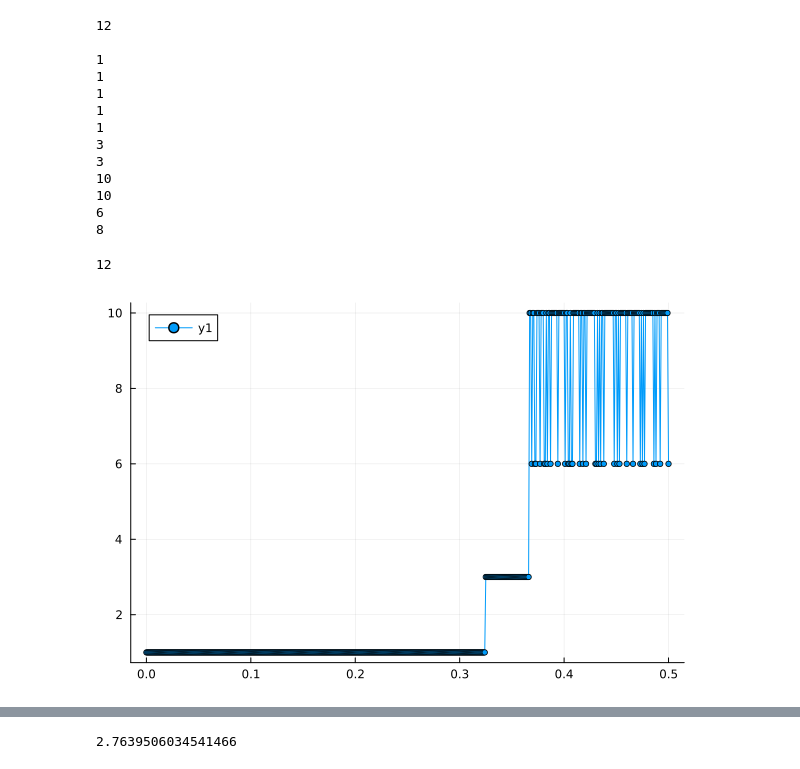
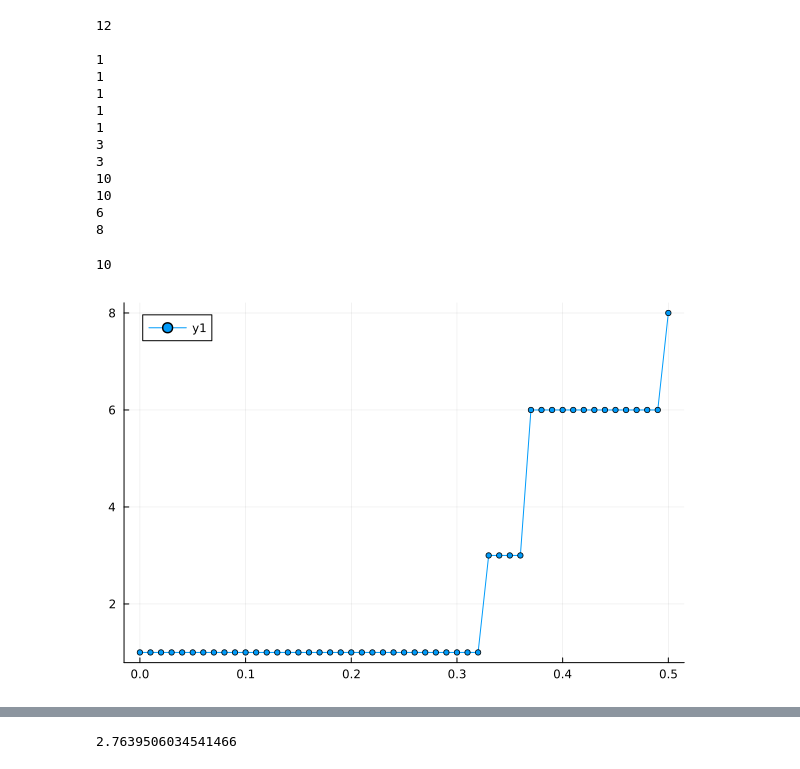
Before and after one commit to jahauser/single_shot, a Jupyter notebook: notebooks/26_06_19.ipynb, the cells around one changed output, grey strips where cells are left out. Saved outputs shown, nothing was run; the diff lists cells and outputs as text; code cells hidden in the pictures.

Commit message:
possible figure shape

```diff
--- a/notebooks/26_06_19.ipynb
+++ b/notebooks/26_06_19.ipynb
@@ -141,48 +141,48 @@ end
 horizontal_checks = [0 0 0 0 1 0 0
                      0 0 0 0 1 0 0
                      0 1 1 0 0 0 0
+                     0 0 0 0 0 1 0
+                     0 1 0 0 0 0 0
                      0 0 0 0 1 1 0
-                     0 1 0 0 0 0 0
-                     0 0 1 0 0 1 0
                      0 0 0 0 0 0 0]
 
 vertical_checks = [0 0 0 0 0 0 0
                    0 1 0 1 1 0 0
                    0 0 0 0 0 1 0
                    0 0 1 0 0 0 0
-                   0 1 0 0 0 1 0
+                   1 0 0 0 0 1 0
                    0 0 0 0 0 1 0
                    0 0 0 0 0 0 0]
 
 function pad_square(M::AbstractMatrix, x::Int)
     rows, cols = size(M)
     new_rows = rows + 2 * x
     new_cols = cols + 2 * x
     new_M = zeros(Bool, new_rows, new_cols)
     new_M[x+1:x+rows, x+1:x+cols] = M
     return new_M
 end
 
 
 horizontal_checks = pad_square(horizontal_checks, 7)
 vertical_checks = pad_square(vertical_checks, 7)
 
 println(length(detect_charges(horizontal_checks, vertical_checks)))
 println()
 
 q = 0.1
 
 counts = Int[]
 
-for peff in 0.0:0.001:0.5
+for peff in 0.0:0.01:0.5
     horizontal_checks2 = deepcopy(horizontal_checks)
     vertical_checks2 = deepcopy(vertical_checks)
     horizontal_checks3, vertical_checks3 = heal((horizontal_checks2, vertical_checks2), peff, q)
     domain = track_domains((horizontal_checks3, vertical_checks3))
     push!(counts, sum(domain))
 end
 
-plot(0.0:0.001:0.5, counts, m=3)
+plot(0.0:0.01:0.5, counts, m=3)
 # %% [output]
-12
+10
-[figure, old version]
+[figure, new version]
```
Also changed, not shown: parts of 5 cells of this notebook, 2 other files.
